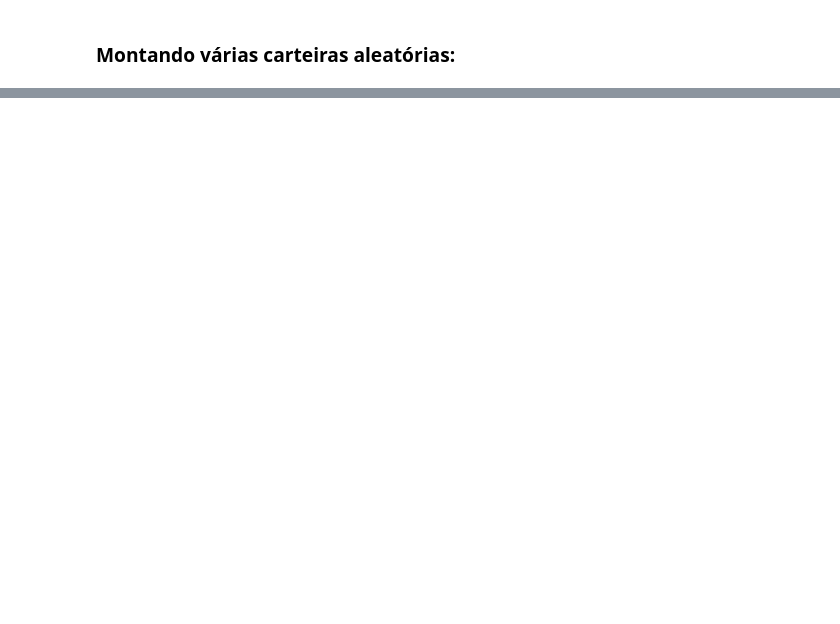
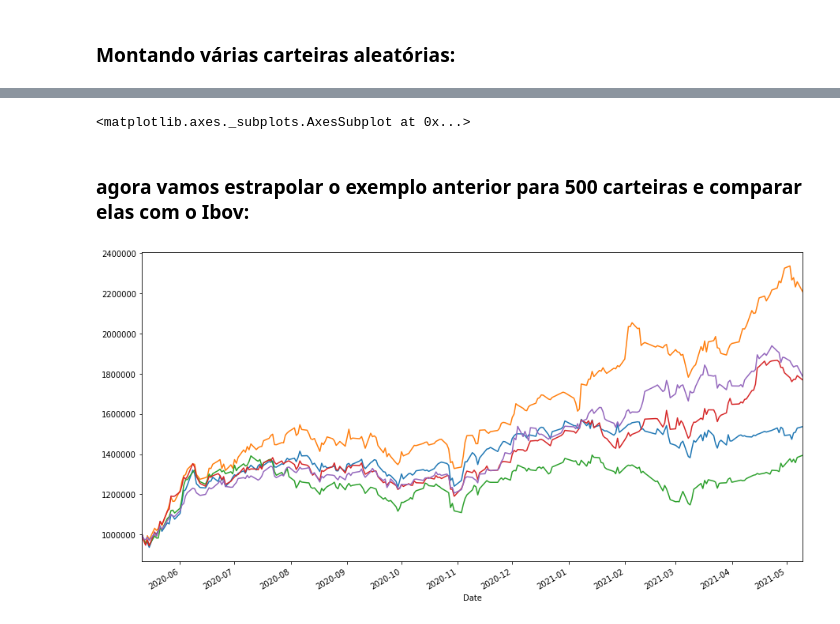
Before and after one commit to pedrojaoulack/economia, a Jupyter notebook: extracao/simulando_carteiras_de_acoes/simulando_carteira_de_acoes.ipynb, the cells around one changed output, grey strips where cells are left out. Drawn from its saved outputs; the diff is of its cells as text; code cells hidden in the pictures; blank space fills up the shorter version.

```diff
--- a/extracao/simulando_carteiras_de_acoes/simulando_carteira_de_acoes.ipynb
+++ b/extracao/simulando_carteiras_de_acoes/simulando_carteira_de_acoes.ipynb
@@ -151,0 +153,10 @@ for x in np.arange(5):
+# %%
+#gerando uma carteira aleatoria com 10 ações:
+numero_de_acoes = 10
+carteira = random.choices(dados_yahoo.columns, k=numero_de_acoes)
+
+#vamos dar 100 mil reais investidos para cada um dos papeis na carteira:
+carteira = 100_000 * retorno_acumulado.loc[: , carteira]
+carteira['Saldo'] = carteira.sum(axis=1)
+carteira['Retorno'] = carteira['Saldo'].pct_change()
+carteira
@@ -151,0 +178,18 @@ for x in np.arange(5):
+# %%
+#grafico:
+carteira['Saldo'].plot(figsize=(15,8))
+# %% [output]
+<matplotlib.axes._subplots.AxesSubplot at 0x...>
+# %% [markdown]
+### agora vamos estrapolar o exemplo anterior para 500 carteiras e comparar elas com o Ibov:
+# %%
+for x in np.arange(5):
+    numero_de_acoes = 10
+    carteira = random.choices(dados_yahoo.columns, k=numero_de_acoes)
+
+    carteira = 100_000 * retorno_acumulado.loc[: , carteira]
+    carteira['Saldo'] = carteira.sum(axis=1)
+    carteira['Retorno'] = carteira['Saldo'].pct_change()
+    carteira['Saldo'].plot(figsize=(15,8))
+# %% [output]
+[figure, added]
```
Also changed, not shown: parts of 12 cells of this notebook.
